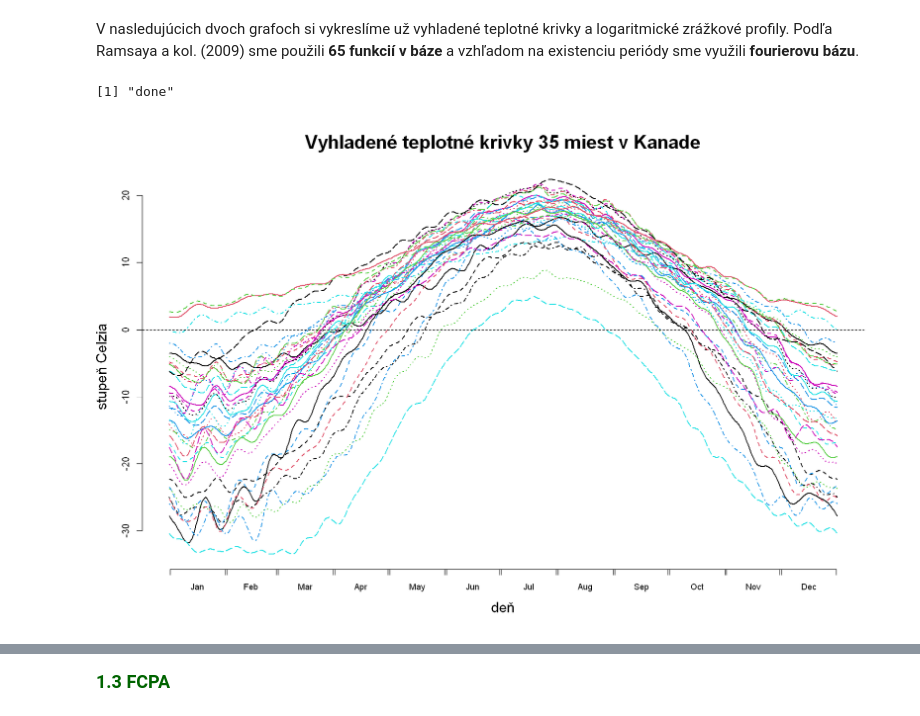
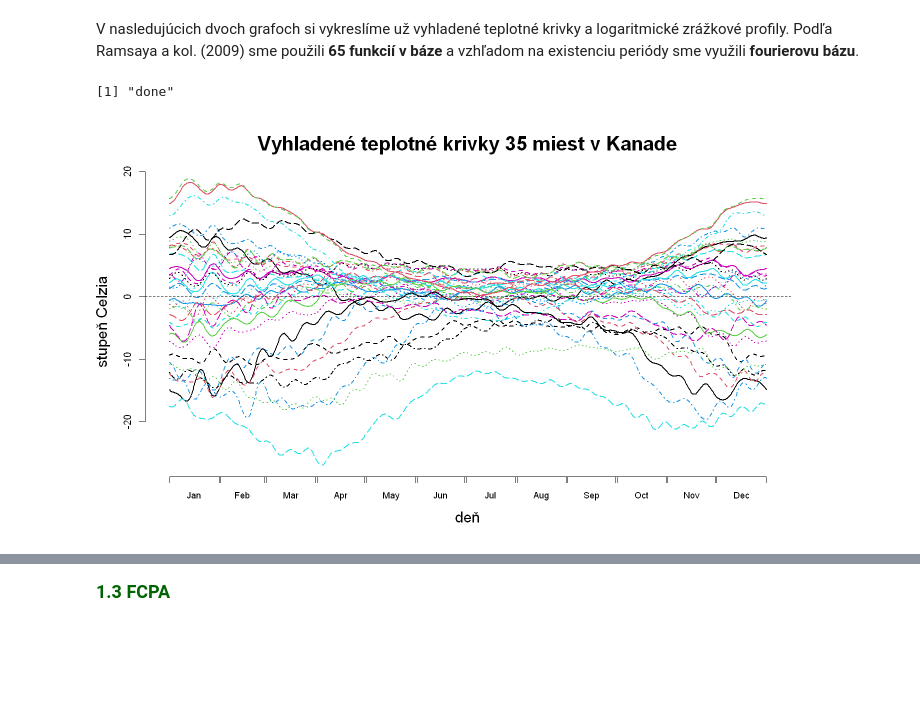
Before and after one commit to daviddr96/jupyter_notebooky, a Jupyter notebook: 04-Regresia.ipynb, the cells around one changed output, grey strips where cells are left out. Drawn from its saved outputs; the diff is of its cells as text; code cells hidden in the pictures; blank space fills up the shorter version.

```diff
--- a/04-Regresia.ipynb
+++ b/04-Regresia.ipynb
@@ -131,14 +137,14 @@ dayprecfd <- smooth.basis(day.5, CanadianWeather$dailyAv[,,"log10precip"]
 # %% [markdown]
 V nasledujúcich dvoch grafoch si vykreslíme už vyhladené teplotné krivky a logaritmické zrážkové profily.  Podľa Ramsaya a kol. (2009) sme použili **65 funkcií v báze** a vzhľadom na existenciu periódy sme využili **fourierovu bázu**.
 # %%
-options(repr.plot.width=14, repr.plot.height=9)
-plot(daytempfd2, axes=FALSE,
+options(repr.plot.width=12, repr.plot.height=7)
+plot(daytempfd, axes=FALSE,
         cex.lab=1.5,lwd=2, main="Vyhladené teplotné krivky 35 miest v Kanade", cex.main=2)
 axisIntervals(1)
 axis(2)
 # %% [output]
 [1] "done"
-[figure, old version]
+[figure, new version]
 # %%
 plot(dayprecfd, axes=FALSE, cex.lab=1.5, lwd=2,
         main="Vyhladené logaritmické zrážkové profily 35 miest v Kanade", cex.main=2)
```
Also changed, not shown: parts of 55 cells of this notebook.
